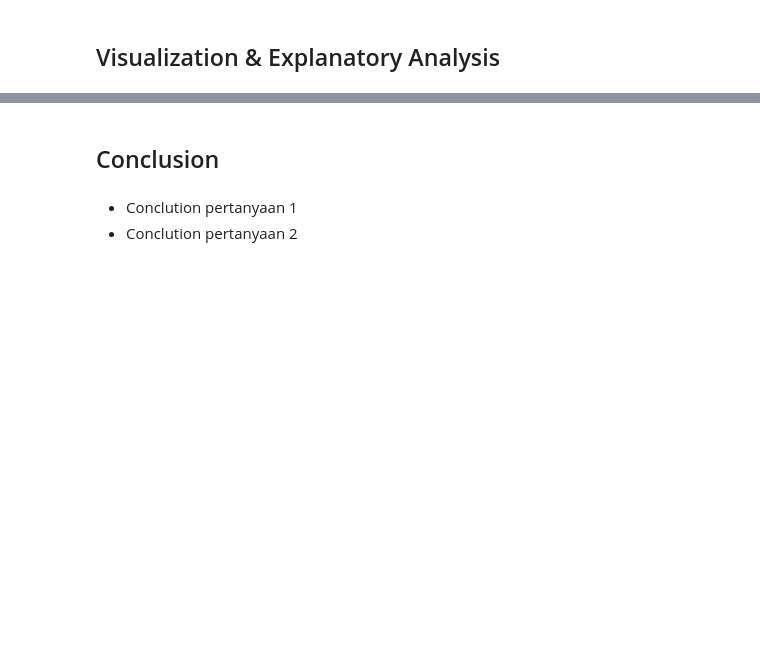
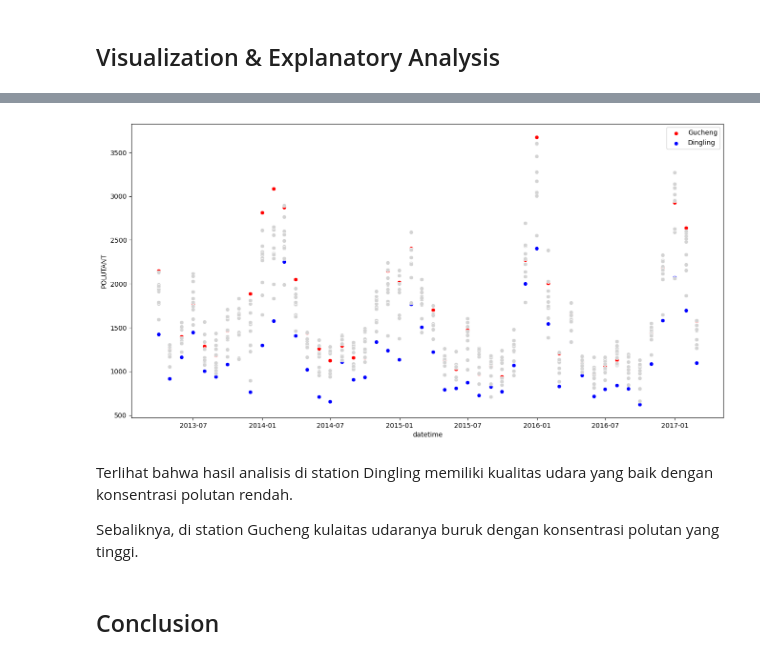
Before and after one commit to nurfianqodar/dicoding_dashboard, a Jupyter notebook: notebook.ipynb, the cells around one changed output, grey strips where cells are left out. Saved outputs shown, nothing was run; the diff lists cells and outputs as text; code cells hidden in the pictures; blank space fills up the shorter version.

```diff
--- a/notebook.ipynb
+++ b/notebook.ipynb
@@ -20,0 +488,4 @@
+# %%
+df_wan = normalize(df_by_station["Wanliu"])
+
+df_wan.info()
@@ -20,0 +512,3 @@
+# %%
+df_was = normalize(df_by_station["Wanshouxigong"])
+df_was.info()
@@ -31,5 +668,23 @@
+# %%
+plt.figure(figsize=(16, 8))
+sns.scatterplot(x=df_guc.index.unique(), y=df_guc["POLUTANT"], facecolor = "red", label = "Gucheng")
+sns.scatterplot(x=df_din.index.unique(), y=df_din["POLUTANT"], facecolor = "blue", label = "Dingling")
+sns.scatterplot(x=df_aot.index.unique(), y=df_aot["POLUTANT"], facecolor = "lightgrey")
+sns.scatterplot(x=df_cha.index.unique(), y=df_cha["POLUTANT"], facecolor = "lightgrey")
+sns.scatterplot(x=df_don.index.unique(), y=df_don["POLUTANT"], facecolor = "lightgrey")
+sns.scatterplot(x=df_gua.index.unique(), y=df_gua["POLUTANT"], facecolor = "lightgrey")
+sns.scatterplot(x=df_hua.index.unique(), y=df_hua["POLUTANT"], facecolor = "lightgrey")
+sns.scatterplot(x=df_non.index.unique(), y=df_non["POLUTANT"], facecolor = "lightgrey")
+sns.scatterplot(x=df_shu.index.unique(), y=df_shu["POLUTANT"], facecolor = "lightgrey")
+sns.scatterplot(x=df_tia.index.unique(), y=df_tia["POLUTANT"], facecolor = "lightgrey")
+sns.scatterplot(x=df_wan.index.unique(), y=df_wan["POLUTANT"], facecolor = "lightgrey")
+sns.scatterplot(x=df_was.index.unique(), y=df_was["POLUTANT"], facecolor = "lightgrey")
+plt.show()
+# %% [output]
+[figure, added]
+# %% [markdown]
+Terlihat bahwa hasil analisis di station Dingling memiliki kualitas udara yang baik dengan konsentrasi polutan rendah.
+
+Sebaliknya, di station Gucheng kulaitas udaranya buruk dengan konsentrasi polutan yang tinggi.
 # %% [markdown]
 ## Conclusion
-# %% [markdown]
-- Conclution pertanyaan 1
-- Conclution pertanyaan 2
```
Also changed, not shown: parts of 72 cells of this notebook, 2 other files.
